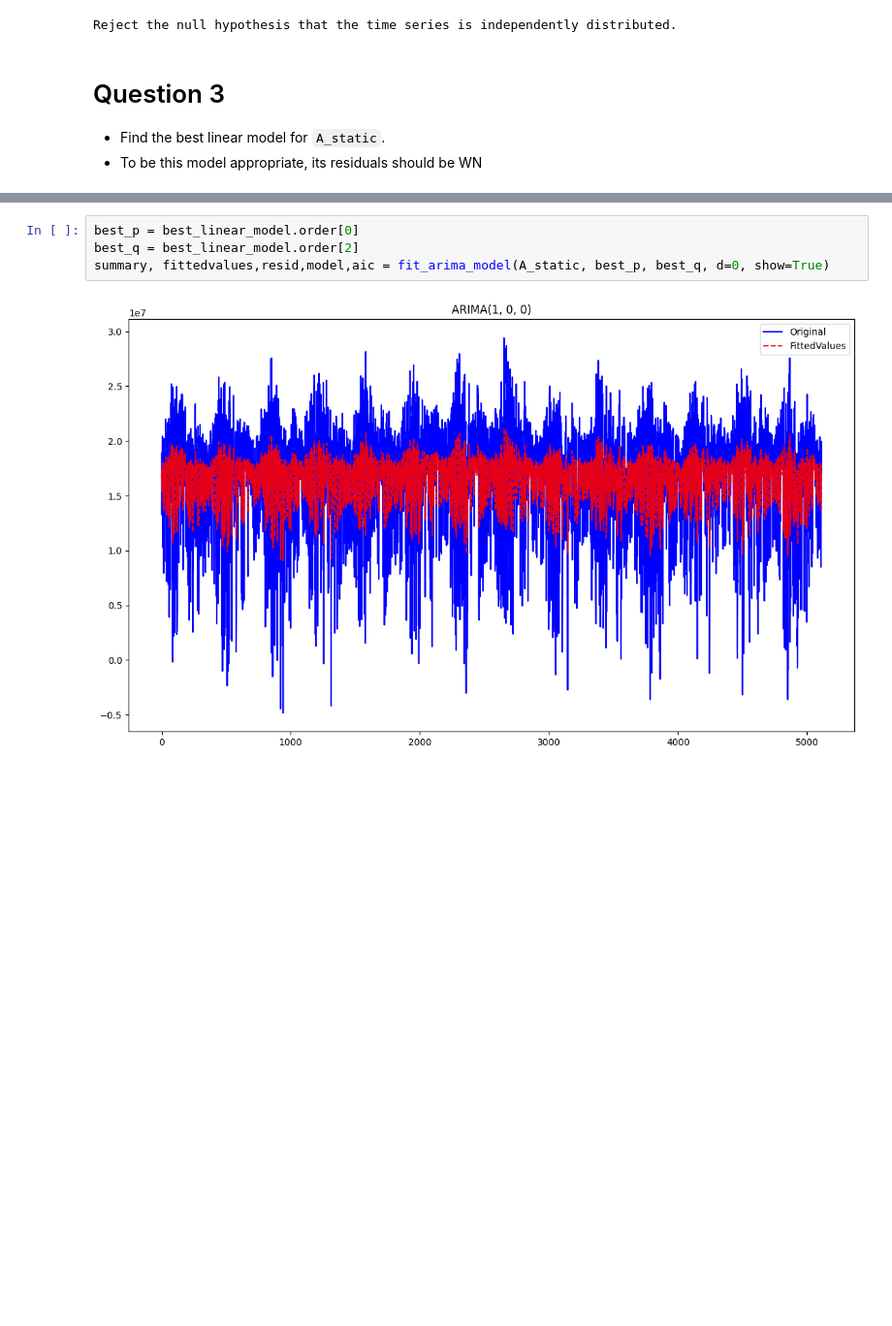
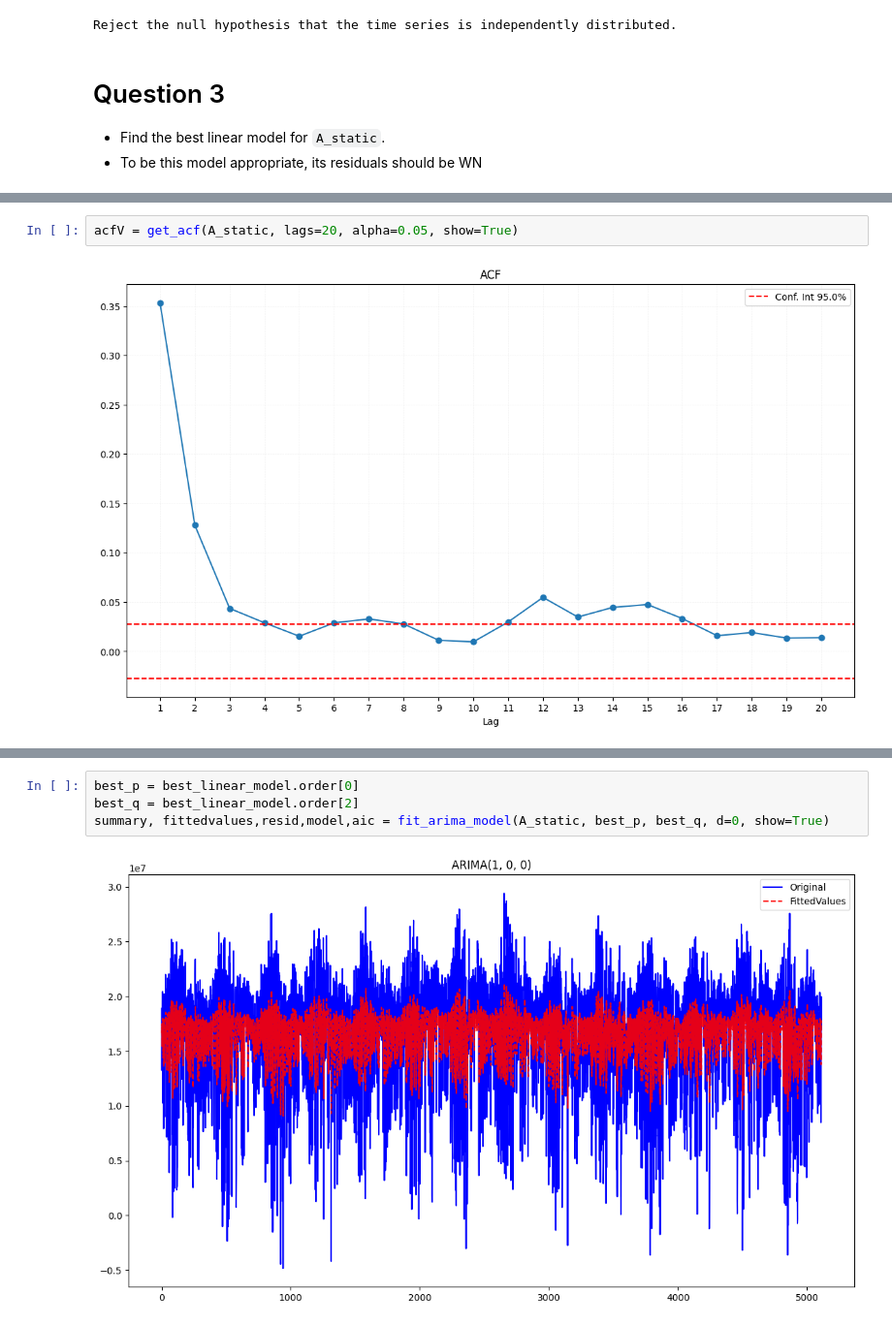
Before and after one commit to kounsolas/TimeSeriesProject, a Jupyter notebook: project.ipynb, the cells around one changed output, grey strips where cells are left out. Shown at 97% size. Saved outputs shown, nothing was run; the diff lists cells and outputs as text; blank space fills up the shorter version.

```diff
--- a/project.ipynb
+++ b/project.ipynb
@@ -298,0 +310,4 @@ print(best_linear_model.summary())
+# %%
+acfV = get_acf(A_static, lags=20, alpha=0.05, show=True)
+# %% [output]
+[figure, added]
```
Also changed, not shown: parts of 9 cells of this notebook.
